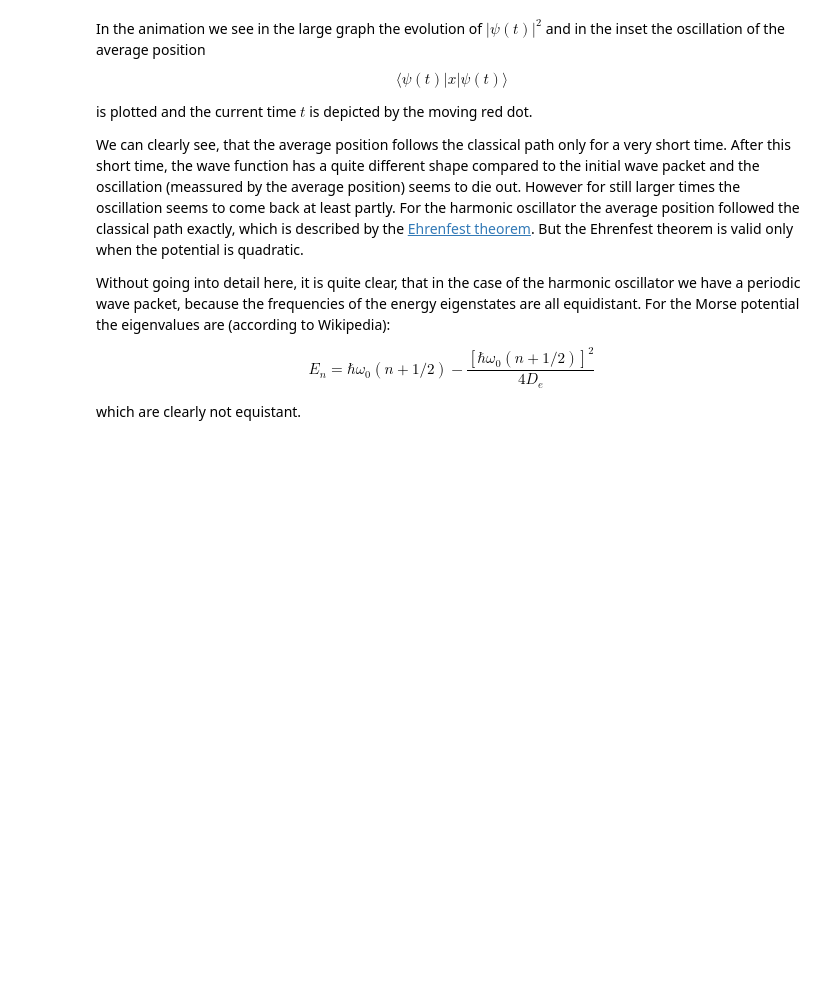
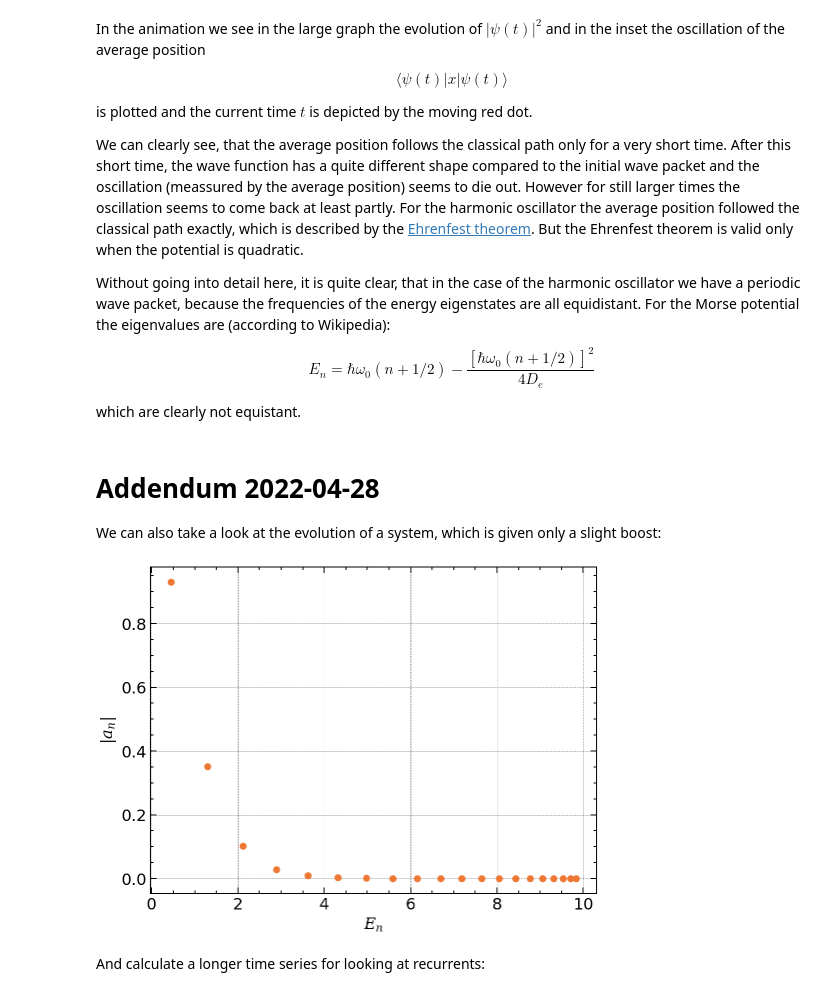
Before and after one commit to znswanderer/znswanderer.github.io, a Jupyter notebook: _jupyter/2022-04-26-Anharmonic-Oscillator.ipynb, the cells around one changed output. Saved outputs shown, nothing was run; the diff lists cells and outputs as text; code cells hidden in the pictures; blank space fills up the shorter version.

Commit message:
Addendum to last post for low energies

```diff
--- a/_jupyter/2022-04-26-Anharmonic-Oscillator.ipynb
+++ b/_jupyter/2022-04-26-Anharmonic-Oscillator.ipynb
@@ -281,3 +281,23 @@ E_n = \hbar \omega_0 (n+1/2) - \frac{\left[\hbar\omega_0(n+1/2)\right]^2}{4D_e}
 $$
 
 which are clearly not equistant.
+# %% [markdown]
+# Addendum 2022-04-28
+
+We can also take a look at the evolution of a system, which is given only a slight boost:
+# %%
+# Boosting some momentum units:
+U_dp_low = boost(dp=0.5)
+psi_dp_low = U_dp_low @ psi0
+
+an_low = basis.conj().T @ psi_dp_low * dx
+En = eigs
+
+plt.figure(figsize=(8,6))
+plt.plot(En, np.abs(an_low), 'o')
+plt.xlabel("$E_n$")
+plt.ylabel("$|a_n|$");
+# %% [output]
+[figure, added]
+# %% [markdown]
+And calculate a longer time series for looking at recurrents:
```
Also changed, not shown: parts of 3 cells of this notebook, 4 other files.
